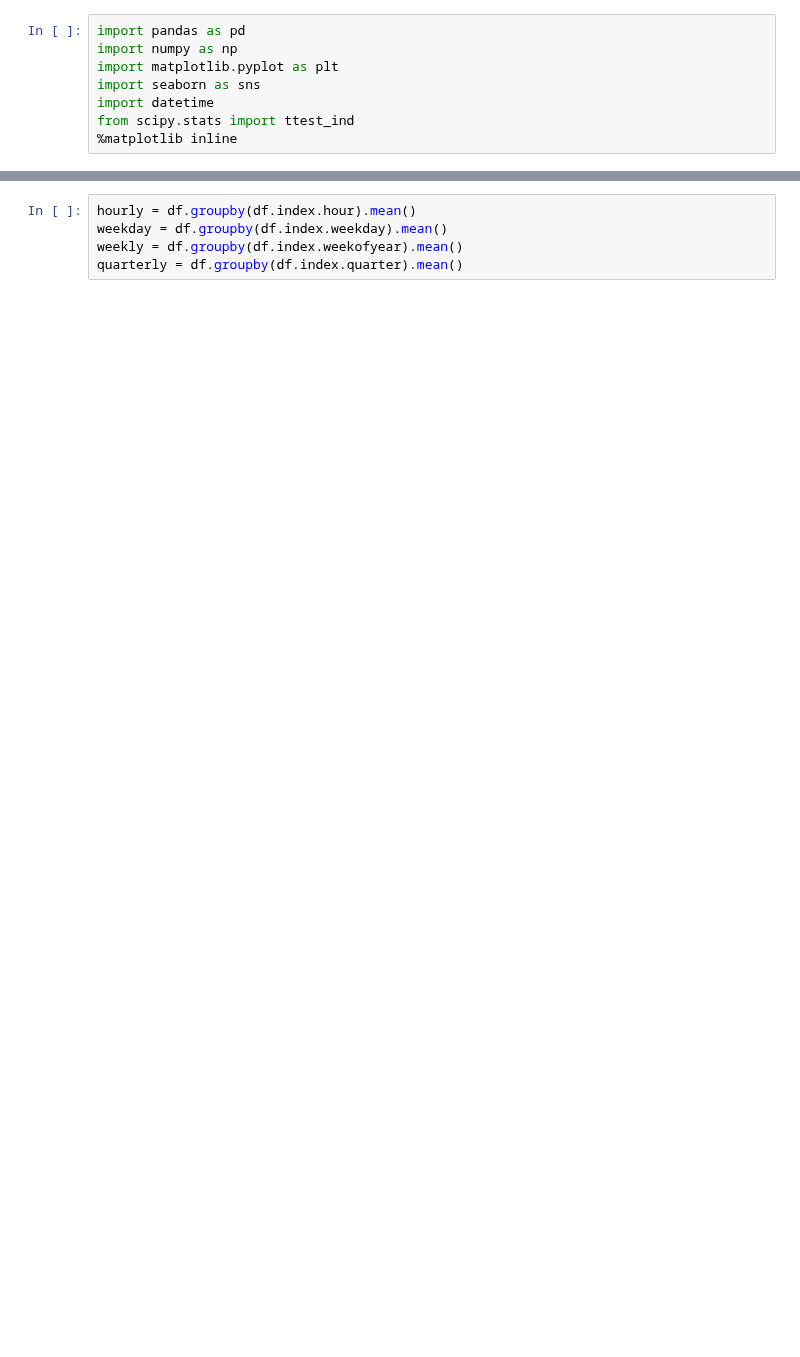
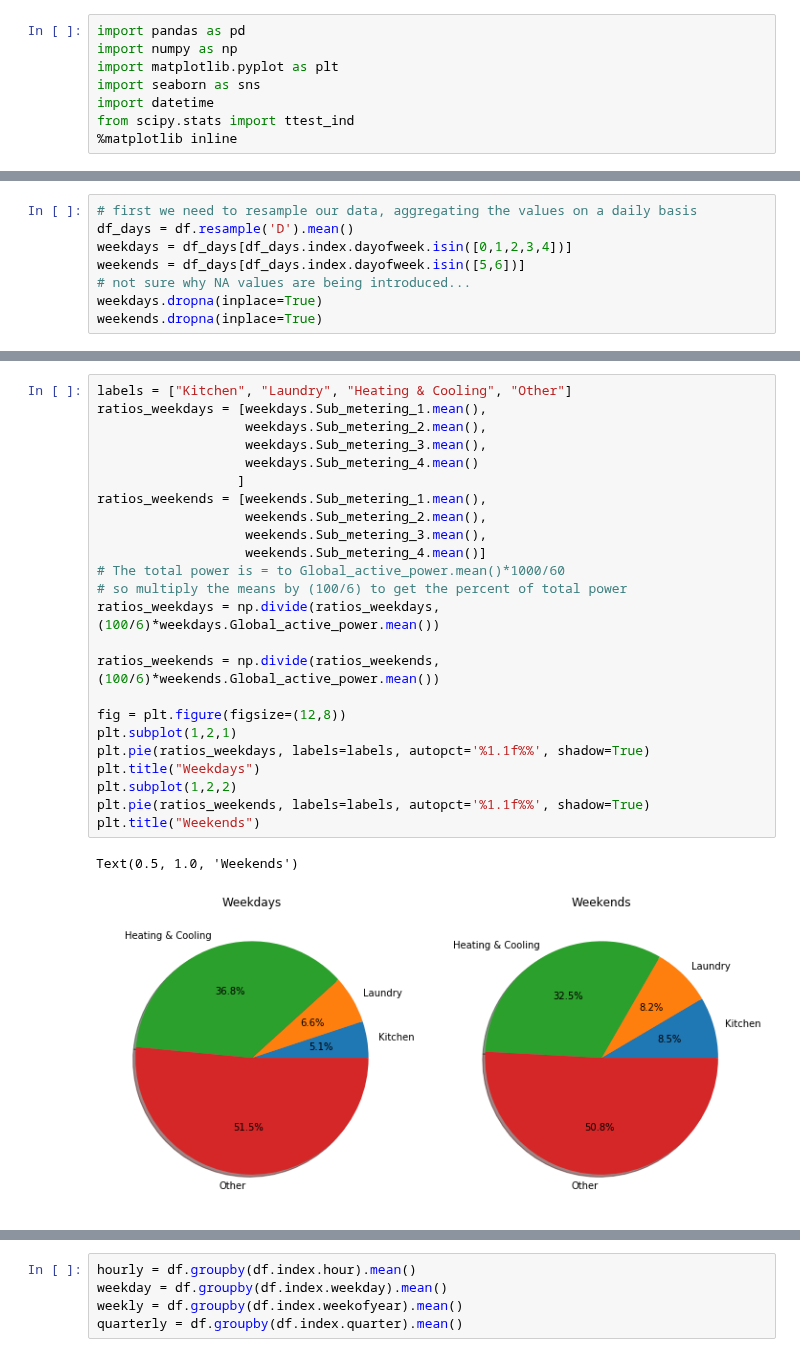
Before and after one commit to mkm29/DataScience, a Jupyter notebook: thinkful/prep/capstone/power_consumption.ipynb, the cells around one changed output, grey strips where cells are left out. Drawn from its saved outputs; the diff is of its cells as text; blank space fills up the shorter version.

```diff
--- a/thinkful/prep/capstone/power_consumption.ipynb
+++ b/thinkful/prep/capstone/power_consumption.ipynb
@@ -313,0 +146,8 @@ The above plot shows us that the voltage stayed constant over time, confirming o
+# %%
+# first we need to resample our data, aggregating the values on a daily basis
+df_days = df.resample('D').mean()
+weekdays = df_days[df_days.index.dayofweek.isin([0,1,2,3,4])]
+weekends = df_days[df_days.index.dayofweek.isin([5,6])]
+# not sure why NA values are being introduced...
+weekdays.dropna(inplace=True)
+weekends.dropna(inplace=True)
@@ -313,0 +170,27 @@ The above plot shows us that the voltage stayed constant over time, confirming o
+# %%
+labels = ["Kitchen", "Laundry", "Heating & Cooling", "Other"]
+ratios_weekdays = [weekdays.Sub_metering_1.mean(),
+                   weekdays.Sub_metering_2.mean(),
+                   weekdays.Sub_metering_3.mean(),
+                   weekdays.Sub_metering_4.mean()
+                  ]
+ratios_weekends = [weekends.Sub_metering_1.mean(),
+                   weekends.Sub_metering_2.mean(),
+                   weekends.Sub_metering_3.mean(),
+                   weekends.Sub_metering_4.mean()]
+# The total power is = to Global_active_power.mean()*1000/60
+# so multiply the means by (100/6) to get the percent of total power
+ratios_weekdays = np.divide(ratios_weekdays, (100/6)*weekdays.Global_active_power.mean())
+
+ratios_weekends = np.divide(ratios_weekends, (100/6)*weekends.Global_active_power.mean())
+
+fig = plt.figure(figsize=(12,8))
+plt.subplot(1,2,1)
+plt.pie(ratios_weekdays, labels=labels, autopct='%1.1f%%', shadow=True)
+plt.title("Weekdays")
+plt.subplot(1,2,2)
+plt.pie(ratios_weekends, labels=labels, autopct='%1.1f%%', shadow=True)
+plt.title("Weekends")
+# %% [output]
+Text(0.5, 1.0, 'Weekends')
+[figure, added]
```
Also changed, not shown: parts of 81 cells of this notebook.
